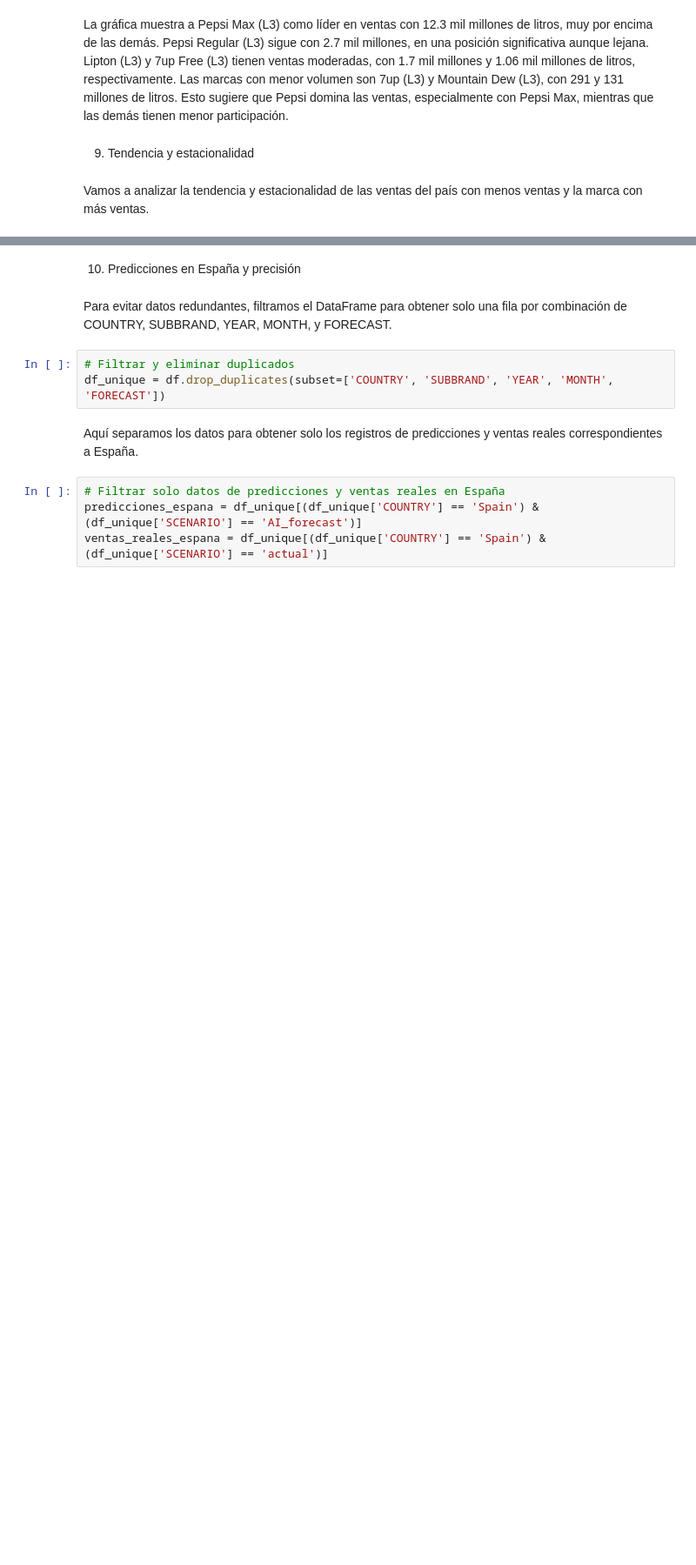
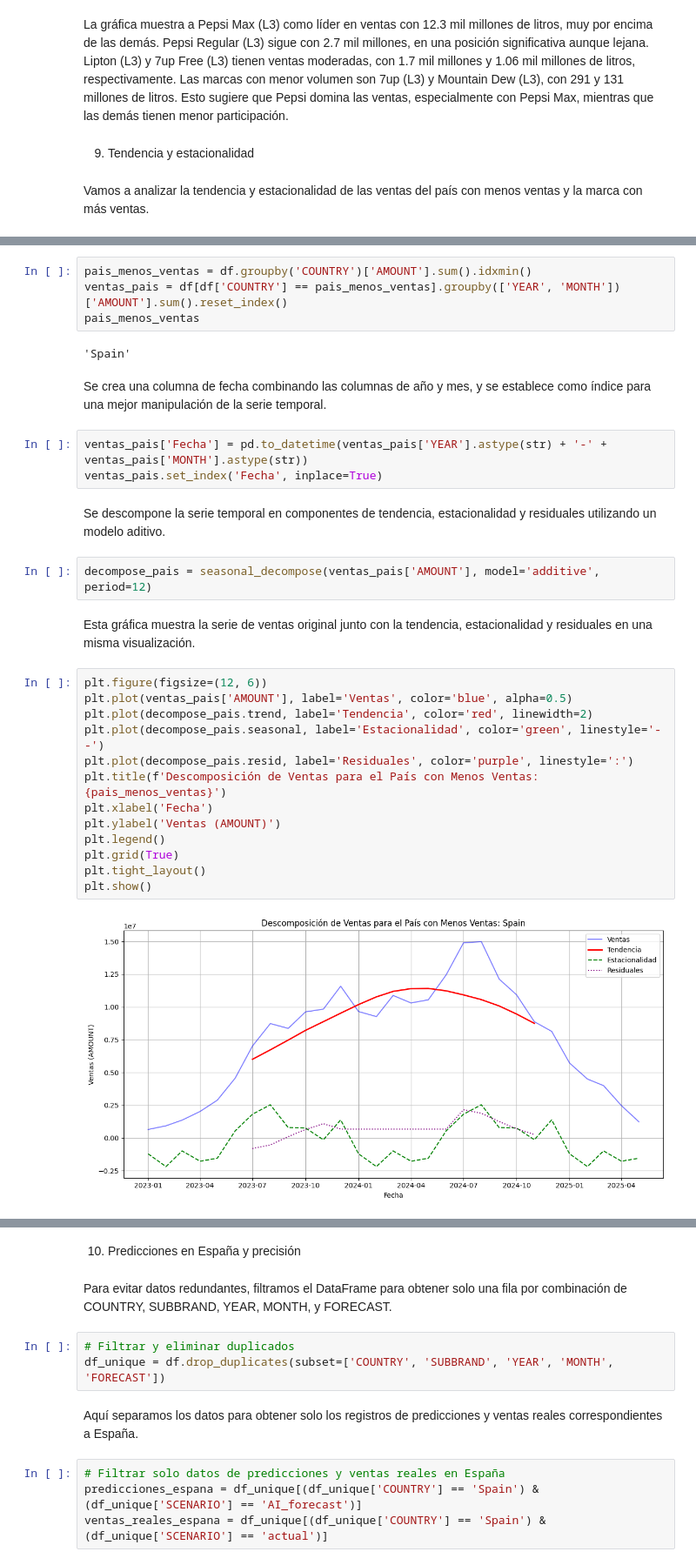
Before and after one commit to juliablaz2003/UFV_visualizacion, a Jupyter notebook: Ejercicios de clase/clase2_18oct.ipynb, the cells around one changed output, grey strips where cells are left out. Shown at 87% size. Drawn from its saved outputs; the diff is of its cells as text; blank space fills up the shorter version.

```diff
--- a/Ejercicios de clase/clase2_18oct.ipynb
+++ b/Ejercicios de clase/clase2_18oct.ipynb
@@ -453,0 +397,32 @@ La gráfica de estacionalidad de ventas para Pepsi Max (L3) muestra un promedio
+# %%
+pais_menos_ventas = df.groupby('COUNTRY')['AMOUNT'].sum().idxmin()
+ventas_pais = df[df['COUNTRY'] == pais_menos_ventas].groupby(['YEAR', 'MONTH'])['AMOUNT'].sum().reset_index()
+pais_menos_ventas
+# %% [output]
+'Spain'
+# %% [markdown]
+Se crea una columna de fecha combinando las columnas de año y mes, y se establece como índice para una mejor manipulación de la serie temporal.
+# %%
+ventas_pais['Fecha'] = pd.to_datetime(ventas_pais['YEAR'].astype(str) + '-' + ventas_pais['MONTH'].astype(str))
+ventas_pais.set_index('Fecha', inplace=True)
+# %% [markdown]
+Se descompone la serie temporal en componentes de tendencia, estacionalidad y residuales utilizando un modelo aditivo.
+# %%
+decompose_pais = seasonal_decompose(ventas_pais['AMOUNT'], model='additive', period=12)
+# %% [markdown]
+Esta gráfica muestra la serie de ventas original junto con la tendencia, estacionalidad y residuales en una misma visualización.
+# %%
+plt.figure(figsize=(12, 6))
+plt.plot(ventas_pais['AMOUNT'], label='Ventas', color='blue', alpha=0.5)
+plt.plot(decompose_pais.trend, label='Tendencia', color='red', linewidth=2)
+plt.plot(decompose_pais.seasonal, label='Estacionalidad', color='green', linestyle='--')
+plt.plot(decompose_pais.resid, label='Residuales', color='purple', linestyle=':')
+plt.title(f'Descomposición de Ventas para el País con Menos Ventas: {pais_menos_ventas}')
+plt.xlabel('Fecha')
+plt.ylabel('Ventas (AMOUNT)')
+plt.legend()
+plt.grid(True)
+plt.tight_layout()
+plt.show()
+# %% [output]
+[figure, added]
```
Also changed, not shown: parts of 34 cells of this notebook.
